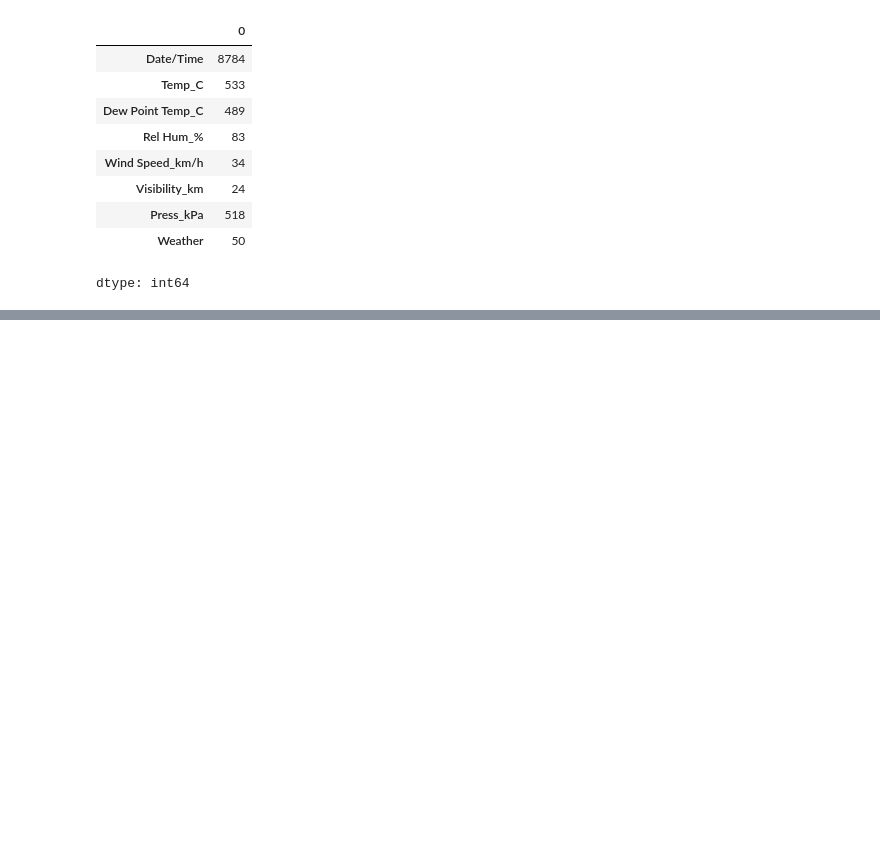
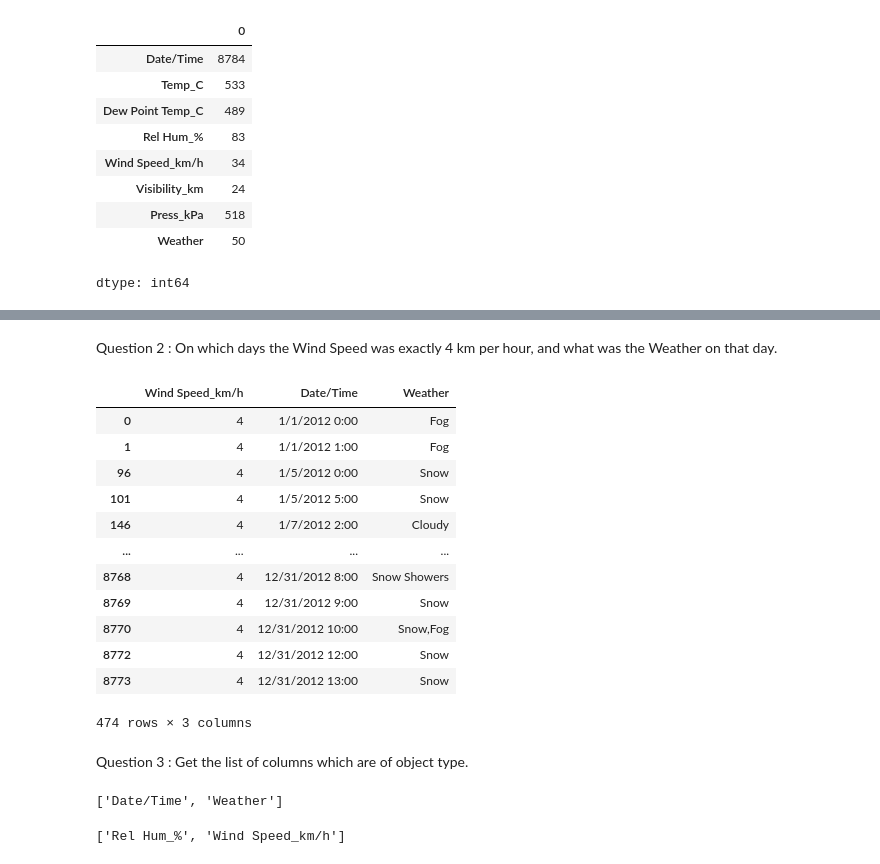
Before and after one commit to BDR-64/wekaDeeplearning4j, a Jupyter notebook: Weather_analysis.ipynb, the cells around one changed output, grey strips where cells are left out. Cells and saved outputs as stored; diff of their text form; code cells hidden in the pictures; blank space fills up the shorter version.

```diff
--- a/Weather_analysis.ipynb
+++ b/Weather_analysis.ipynb
@@ -112,0 +277,28 @@ dtype: int64
+# %% [markdown]
+Question 2 : On which days the Wind Speed was exactly 4 km per hour, and what was the Weather on that day.
+# %%
+df[df['Wind Speed_km/h'] == 4][['Wind Speed_km/h', 'Date/Time', 'Weather']]
+# %% [output]
+|  | Wind Speed_km/h | Date/Time | Weather |
+| 0 | 4 | 1/1/2012 0:00 | Fog |
+| 1 | 4 | 1/1/2012 1:00 | Fog |
+| 96 | 4 | 1/5/2012 0:00 | Snow |
+| 101 | 4 | 1/5/2012 5:00 | Snow |
+| 146 | 4 | 1/7/2012 2:00 | Cloudy |
+| ... | ... | ... | ... |
+| 8768 | 4 | 12/31/2012 8:00 | Snow Showers |
+| 8769 | 4 | 12/31/2012 9:00 | Snow |
+| 8770 | 4 | 12/31/2012 10:00 | Snow,Fog |
+| 8772 | 4 | 12/31/2012 12:00 | Snow |
+| 8773 | 4 | 12/31/2012 13:00 | Snow |
+474 rows × 3 columns
+# %% [markdown]
+Question 3 : Get the list of columns which are of object type.
+# %%
+list(df.columns[df.dtypes == 'object'])
+# %% [output]
+['Date/Time', 'Weather']
+# %%
+list(df.columns[df.dtypes == 'int'])
+# %% [output]
+['Rel Hum_%', 'Wind Speed_km/h']
```
Also changed, not shown: parts of 12 cells of this notebook.
